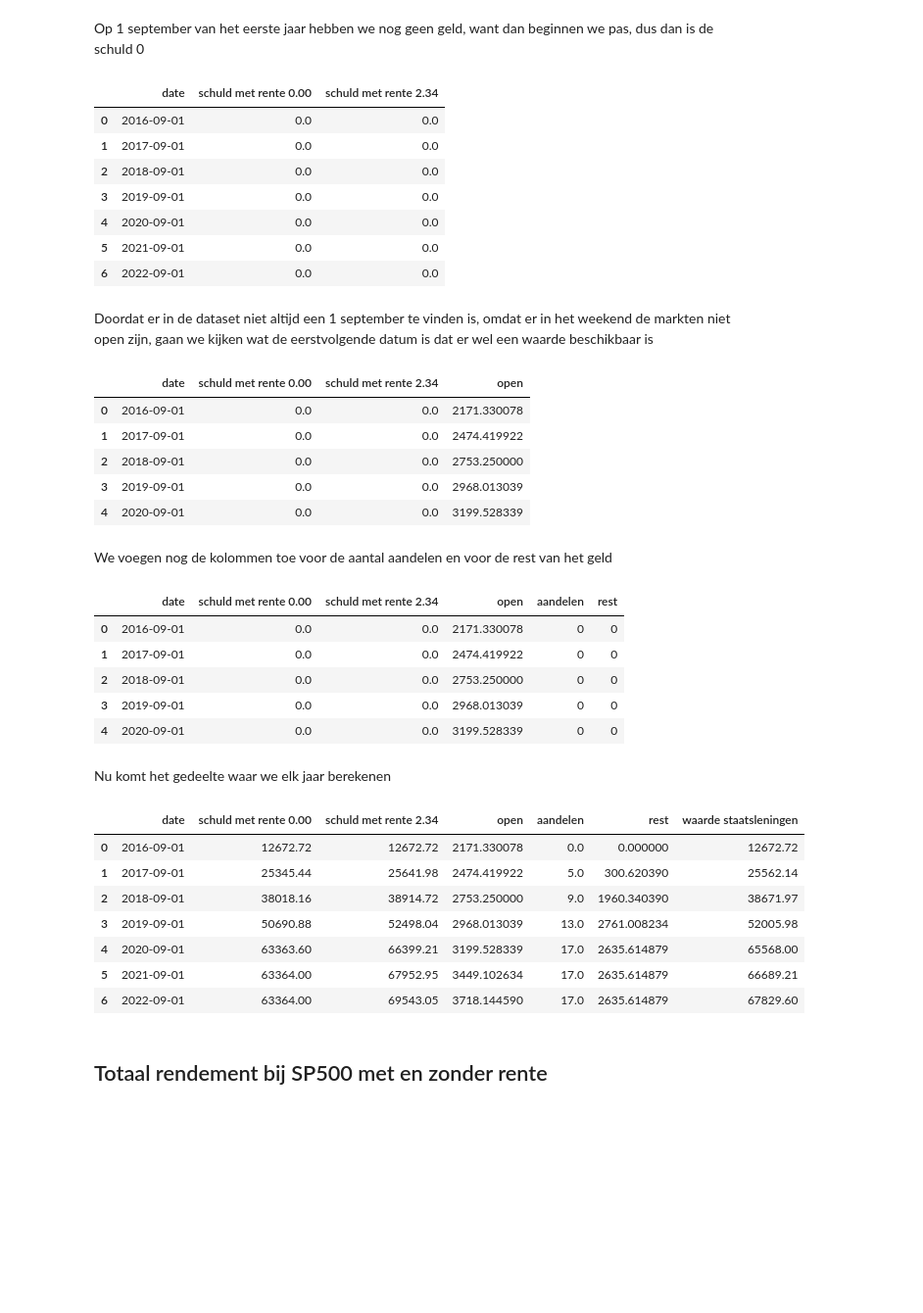
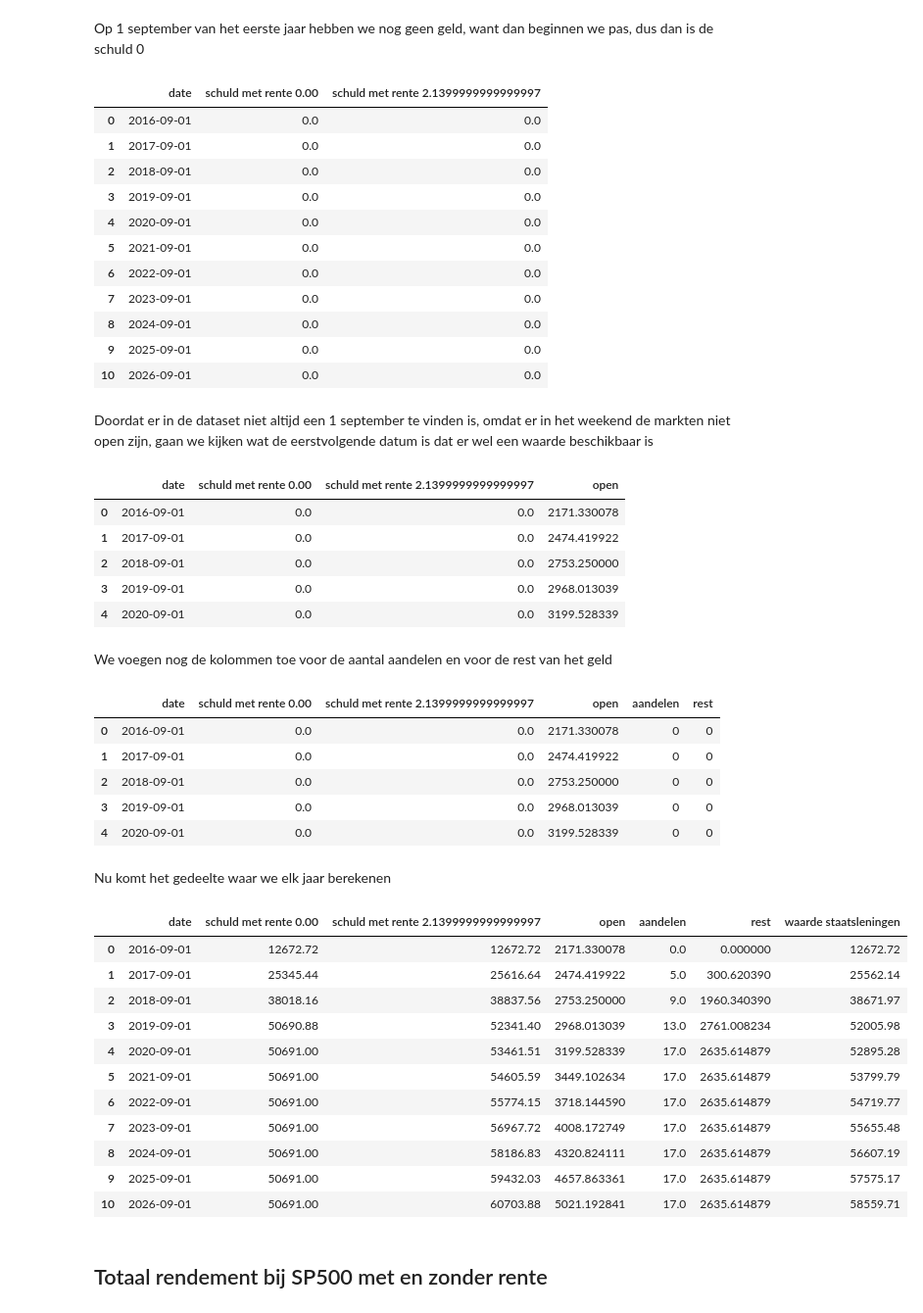
Before and after one commit to joostlek/analyical_skills, a Jupyter notebook: analytical_skills.ipynb, the cells around one changed output. Shown at 98% size. Saved outputs shown, nothing was run; the diff lists cells and outputs as text; code cells hidden in the pictures; blank space fills up the shorter version.

```diff
--- a/analytical_skills.ipynb
+++ b/analytical_skills.ipynb
@@ -61,7 +61,7 @@ indexes.head()
 Nu gaan we de startjaar en eindjaar bepalen
 # %%
 startjaar = 2016
-duur = 6
+duur = 10
 eindjaar = startjaar + duur
 eindjaar
 # %% [output]
@@ -69,7 +69,7 @@ eindjaar
 # %% [markdown]
 Stel de rente in op de lening en het jaarlijks rendement op de staatslening beleggingen
 # %%
-leningrente = 0.0234
+leningrente = 0.02140
 bondsrendement = 0.0171
 # %% [markdown]
 Nu gaan we een nieuwe Dataframe maken waar al onze resultaten in komen, we maken er eerst eentje met alle datums waar we gaan investeren.
@@ -108,7 +108,7 @@ df['schuld met rente 0.00'][0] = 0
 df['schuld met rente {}'.format(leningrente*100)][0] = 0
 df
 # %% [output]
-|  | date | schuld met rente 0.00 | schuld met rente 2.34 |
+|  | date | schuld met rente 0.00 | schuld met rente 2.1399999999999997 |
 | 0 | 2016-09-01 | 0.0 | 0.0 |
 | 1 | 2017-09-01 | 0.0 | 0.0 |
 | 2 | 2018-09-01 | 0.0 | 0.0 |
@@ -116,6 +116,10 @@ df
 | 4 | 2020-09-01 | 0.0 | 0.0 |
 | 5 | 2021-09-01 | 0.0 | 0.0 |
 | 6 | 2022-09-01 | 0.0 | 0.0 |
+| 7 | 2023-09-01 | 0.0 | 0.0 |
+| 8 | 2024-09-01 | 0.0 | 0.0 |
+| 9 | 2025-09-01 | 0.0 | 0.0 |
+| 10 | 2026-09-01 | 0.0 | 0.0 |
 # %% [markdown]
 Doordat er in de dataset niet altijd een 1 september te vinden is, omdat er in het weekend de markten niet open zijn, gaan we kijken wat de eerstvolgende datum is dat er wel een waarde beschikbaar is
 # %%
@@ -153,7 +157,7 @@ df.head()
 df = pd.merge(df, indexes, on='date')
 df.head()
 # %% [output]
-|  | date | schuld met rente 0.00 | schuld met rente 2.34 | open |
+|  | date | schuld met rente 0.00 | schuld met rente 2.1399999999999997 | open |
 | 0 | 2016-09-01 | 0.0 | 0.0 | 2171.330078 |
 | 1 | 2017-09-01 | 0.0 | 0.0 | 2474.419922 |
 | 2 | 2018-09-01 | 0.0 | 0.0 | 2753.250000 |
@@ -166,7 +170,7 @@ df['aandelen'] = 0
 df['rest'] = 0
 df.head()
 # %% [output]
-|  | date | schuld met rente 0.00 | schuld met rente 2.34 | open | aandelen | rest |
+|  | date | schuld met rente 0.00 | schuld met rente 2.1399999999999997 | open | aandelen | rest |
 | 0 | 2016-09-01 | 0.0 | 0.0 | 2171.330078 | 0 | 0 |
 | 1 | 2017-09-01 | 0.0 | 0.0 | 2474.419922 | 0 | 0 |
 | 2 | 2018-09-01 | 0.0 | 0.0 | 2753.250000 | 0 | 0 |
@@ -180,42 +184,54 @@ for index, row in df.iterrows():
         # Jaar 1 totaal = schuld
         df.loc[index, 'schuld met rente 0.00'] = totaal
         df.loc[index, 'schuld met rente {}'.format(leningrente*100)] = totaal
         df.loc[index, 'aandelen'] = 0
         df.loc[index, 'rest'] = 0
 
         # Waarde staatsleningen jaar 1 = totaal, er is nog niks belegd
         df.loc[index, 'waarde staatsleningen'] = totaal
 
     # Jaren waarin belegd wordt
-    elif index <= 4:
+    elif index <= 3:
         # Neem rente mee in de schuld = totaal * (1 + rente)^aantal jaren
         df.loc[index, 'schuld met rente 0.00'] = df.iloc[index - 1]['schuld met rente 0.00'] + totaal
         df.loc[index, 'schuld met rente {}'.format(leningrente*100)] = round(df.iloc[index - 1]['schuld met rente {}'.format(leningrente*100)] + (totaal * (1 + leningrente)**index),2)
         df.loc[index, 'aandelen'] = df.loc[index - 1, 'aandelen'] + np.floor((totaal + df.loc[index - 1, 'rest']) / row['open'])
         df.loc[index, 'rest'] = (totaal + df.loc[index -1, 'rest']) - np.floor((totaal + df.loc[index - 1, 'rest']) / row['open']) * row['open']
         df.loc[index, 'waarde staatsleningen'] = round(df.loc[index -1, 'waarde staatsleningen'] + (totaal * (1 + bondsrendement)**index),2)
+
+    # Rente laatste inleg jaar
+    elif index == 4:
+        df.loc[index, 'schuld met rente 0.00'] = round(df.loc[index - 1, 'schuld met rente 0.00'])
+        df.loc[index, 'schuld met rente {}'.format(leningrente*100)] = round(df.loc[index - 1, 'schuld met rente {}'.format(leningrente*100)] * (1 + leningrente ), 2)
+        df.loc[index, 'aandelen'] = df.loc[index - 1, 'aandelen'] + np.floor((totaal + df.loc[index - 1, 'rest']) / row['open'])
+        df.loc[index, 'rest'] = (totaal + df.loc[index -1, 'rest']) - np.floor((totaal + df.loc[index - 1, 'rest']) / row['open']) * row['open']
+        df.loc[index, 'waarde staatsleningen'] = round(df.loc[index - 1, 'waarde staatsleningen'] * (1 + bondsrendement),2)
 
     # Rente jaren
     else:
         # Neem rente mee in eindstand, voeg rente toe op de vorige schuld
         df.loc[index, 'schuld met rente 0.00'] = round(df.loc[index - 1, 'schuld met rente 0.00'])
         df.loc[index, 'schuld met rente {}'.format(leningrente*100)] = round(df.loc[index - 1, 'schuld met rente {}'.format(leningrente*100)] * (1 + leningrente ), 2)
         df.loc[index, 'aandelen'] = df.loc[index - 1, 'aandelen']
         df.loc[index, 'rest'] = df.loc[index - 1, 'rest']
 
         # Neem de laatste waarde en voeg daar nog eenmaal de rente op toe
         df.loc[index, 'waarde staatsleningen'] = round(df.loc[index - 1, 'waarde staatsleningen'] * (1 + bondsrendement),2)
 
 df
 # %% [output]
-|  | date | schuld met rente 0.00 | schuld met rente 2.34 | open | aandelen | rest | waarde staatsleningen |
+|  | date | schuld met rente 0.00 | schuld met rente 2.1399999999999997 | open | aandelen | rest | waarde staatsleningen |
 | 0 | 2016-09-01 | 12672.72 | 12672.72 | 2171.330078 | 0.0 | 0.000000 | 12672.72 |
-| 1 | 2017-09-01 | 25345.44 | 25641.98 | 2474.419922 | 5.0 | 300.620390 | 25562.14 |
-| 2 | 2018-09-01 | 38018.16 | 38914.72 | 2753.250000 | 9.0 | 1960.340390 | 38671.97 |
-| 3 | 2019-09-01 | 50690.88 | 52498.04 | 2968.013039 | 13.0 | 2761.008234 | 52005.98 |
-| 4 | 2020-09-01 | 63363.60 | 66399.21 | 3199.528339 | 17.0 | 2635.614879 | 65568.00 |
-| 5 | 2021-09-01 | 63364.00 | 67952.95 | 3449.102634 | 17.0 | 2635.614879 | 66689.21 |
-| 6 | 2022-09-01 | 63364.00 | 69543.05 | 3718.144590 | 17.0 | 2635.614879 | 67829.60 |
+| 1 | 2017-09-01 | 25345.44 | 25616.64 | 2474.419922 | 5.0 | 300.620390 | 25562.14 |
+| 2 | 2018-09-01 | 38018.16 | 38837.56 | 2753.250000 | 9.0 | 1960.340390 | 38671.97 |
+| 3 | 2019-09-01 | 50690.88 | 52341.40 | 2968.013039 | 13.0 | 2761.008234 | 52005.98 |
+| 4 | 2020-09-01 | 50691.00 | 53461.51 | 3199.528339 | 17.0 | 2635.614879 | 52895.28 |
+| 5 | 2021-09-01 | 50691.00 | 54605.59 | 3449.102634 | 17.0 | 2635.614879 | 53799.79 |
+| 6 | 2022-09-01 | 50691.00 | 55774.15 | 3718.144590 | 17.0 | 2635.614879 | 54719.77 |
+| 7 | 2023-09-01 | 50691.00 | 56967.72 | 4008.172749 | 17.0 | 2635.614879 | 55655.48 |
+| 8 | 2024-09-01 | 50691.00 | 58186.83 | 4320.824111 | 17.0 | 2635.614879 | 56607.19 |
+| 9 | 2025-09-01 | 50691.00 | 59432.03 | 4657.863361 | 17.0 | 2635.614879 | 57575.17 |
+| 10 | 2026-09-01 | 50691.00 | 60703.88 | 5021.192841 | 17.0 | 2635.614879 | 58559.71 |
 # %% [markdown]
 ## Totaal rendement bij SP500 met en zonder rente
 # %%
```
Also changed, not shown: parts of 4 cells of this notebook.
